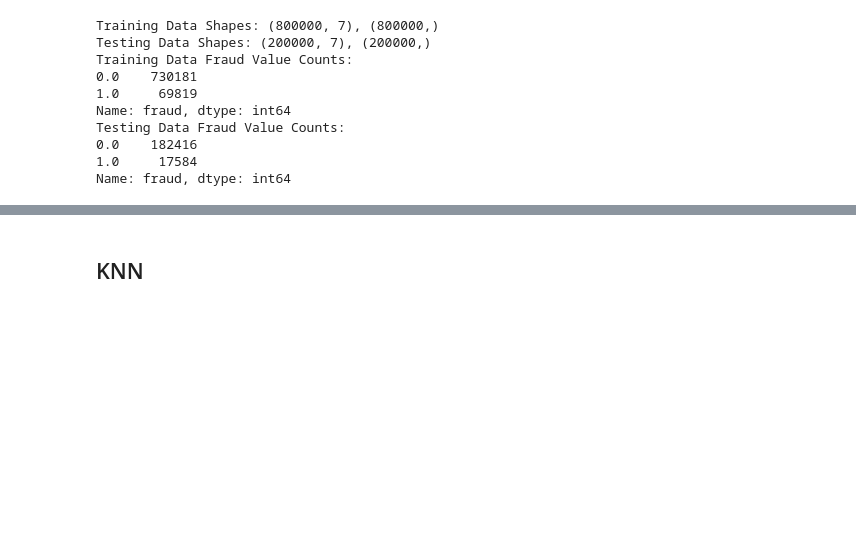
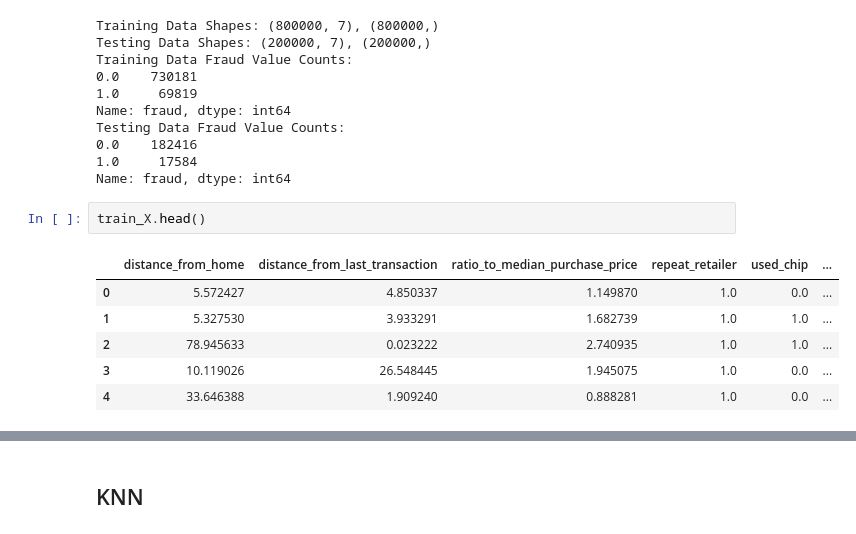
Before and after one commit to wavyvone/Credit_Card_Fraud, a Jupyter notebook: Mini-Project 2 - KNN.ipynb, the cells around one changed output, grey strips where cells are left out. Cells and saved outputs as stored; diff of their text form; blank space fills up the shorter version.

```diff
--- a/Mini-Project 2 - KNN.ipynb
+++ b/Mini-Project 2 - KNN.ipynb
@@ -56,3 +56,12 @@ Testing Data Fraud Value Counts:
 0.0    182416
 1.0     17584
 Name: fraud, dtype: int64
+# %%
+train_X.head()
+# %% [output]
+|  | distance_from_home | distance_from_last_transaction | ratio_to_median_purchase_price | repeat_retailer | used_chip | ... |
+| 0 | 5.572427 | 4.850337 | 1.149870 | 1.0 | 0.0 | ... |
+| 1 | 5.327530 | 3.933291 | 1.682739 | 1.0 | 1.0 | ... |
+| 2 | 78.945633 | 0.023222 | 2.740935 | 1.0 | 1.0 | ... |
+| 3 | 10.119026 | 26.548445 | 1.945075 | 1.0 | 0.0 | ... |
+| 4 | 33.646388 | 1.909240 | 0.888281 | 1.0 | 0.0 | ... |
```
Also changed, not shown: parts of 20 cells of this notebook.
